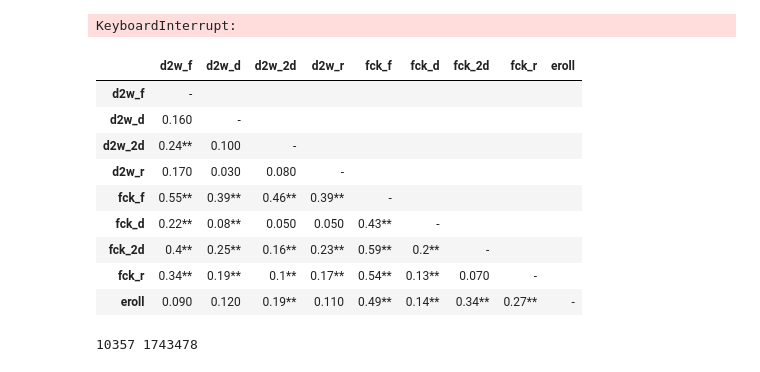
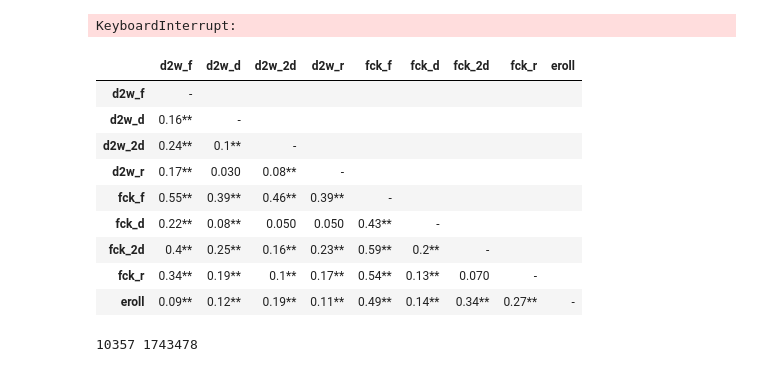
Before and after one commit to gamba-dev/gamba_classic, a Jupyter notebook: docs/research/new/Scholten_2020a/scholten2020.ipynb, the cells around one changed output. Saved outputs shown, nothing was run; the diff lists cells and outputs as text; code cells hidden in the pictures.

```diff
--- a/docs/research/new/Scholten_2020a/scholten2020.ipynb
+++ b/docs/research/new/Scholten_2020a/scholten2020.ipynb
@@ -62,25 +62,33 @@ See the caveats in the documentation: https://pandas.pydata.org/pandas-docs/stab
 KeyboardInterrupt:
 # %%
 measures = gb.read_csv('measures_table.csv')
+
+game_players = []
+for provider in ['dice2win','fck']:
+    for game in ['coinflip','onedice','twodice','roll']:
+        game_bets = raw_data[(raw_data['provider']==provider) & (raw_data['game_type']==game)]
+        game_player_ids = list(set(game_bets['player_id'].values))
+        game_players.append(game_player_ids)
+game_players.append(list(set(raw_data[raw_data['provider']=='etheroll']['player_id'].values)))
 
 game_measures = []
 for players in game_players:
     game_measures.append(measures[measures['player_id'].isin(players)])
 
 labels = ['d2w_f','d2w_d','d2w_2d','d2w_r','fck_f','fck_d','fck_2d','fck_r','eroll']
 matrix = gb.calculate_walker_matrix(game_measures, labels, measure='duration')
 display(matrix)
 # %% [output]
 |  | d2w_f | d2w_d | d2w_2d | d2w_r | fck_f | fck_d | fck_2d | fck_r | eroll |
 | d2w_f | - |  |  |  |  |  |  |  |  |
-| d2w_d | 0.160 | - |  |  |  |  |  |  |  |
-| d2w_2d | 0.24** | 0.100 | - |  |  |  |  |  |  |
-| d2w_r | 0.170 | 0.030 | 0.080 | - |  |  |  |  |  |
+| d2w_d | 0.16** | - |  |  |  |  |  |  |  |
+| d2w_2d | 0.24** | 0.1** | - |  |  |  |  |  |  |
+| d2w_r | 0.17** | 0.030 | 0.08** | - |  |  |  |  |  |
 | fck_f | 0.55** | 0.39** | 0.46** | 0.39** | - |  |  |  |  |
 | fck_d | 0.22** | 0.08** | 0.050 | 0.050 | 0.43** | - |  |  |  |
 | fck_2d | 0.4** | 0.25** | 0.16** | 0.23** | 0.59** | 0.2** | - |  |  |
 | fck_r | 0.34** | 0.19** | 0.1** | 0.17** | 0.54** | 0.13** | 0.070 | - |  |
-| eroll | 0.090 | 0.120 | 0.19** | 0.110 | 0.49** | 0.14** | 0.34** | 0.27** | - |
+| eroll | 0.09** | 0.12** | 0.19** | 0.11** | 0.49** | 0.14** | 0.34** | 0.27** | - |
 # %%
 # human players are non-fck_flip players
 human_df = measures[~measures['player_id'].isin(game_players[4])]
```
Also changed, not shown: 3 other files.
